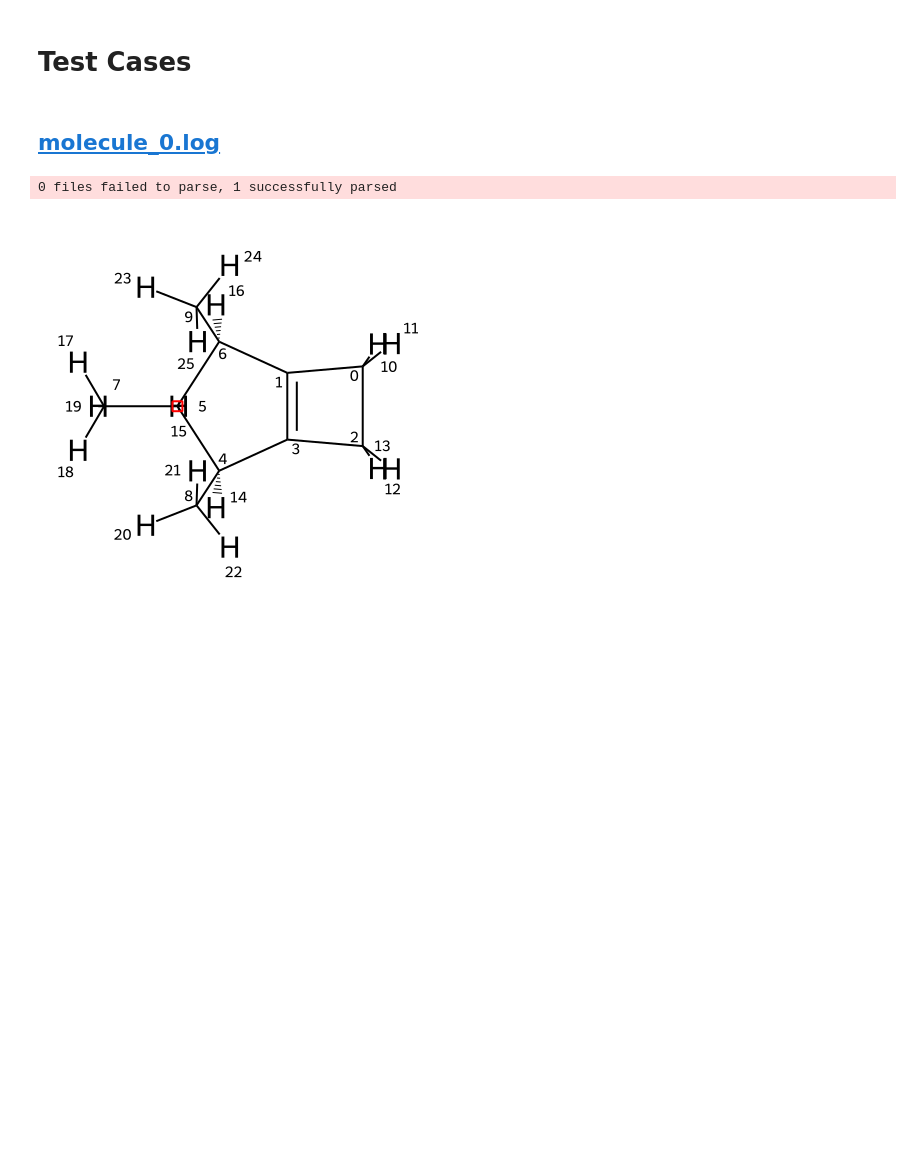
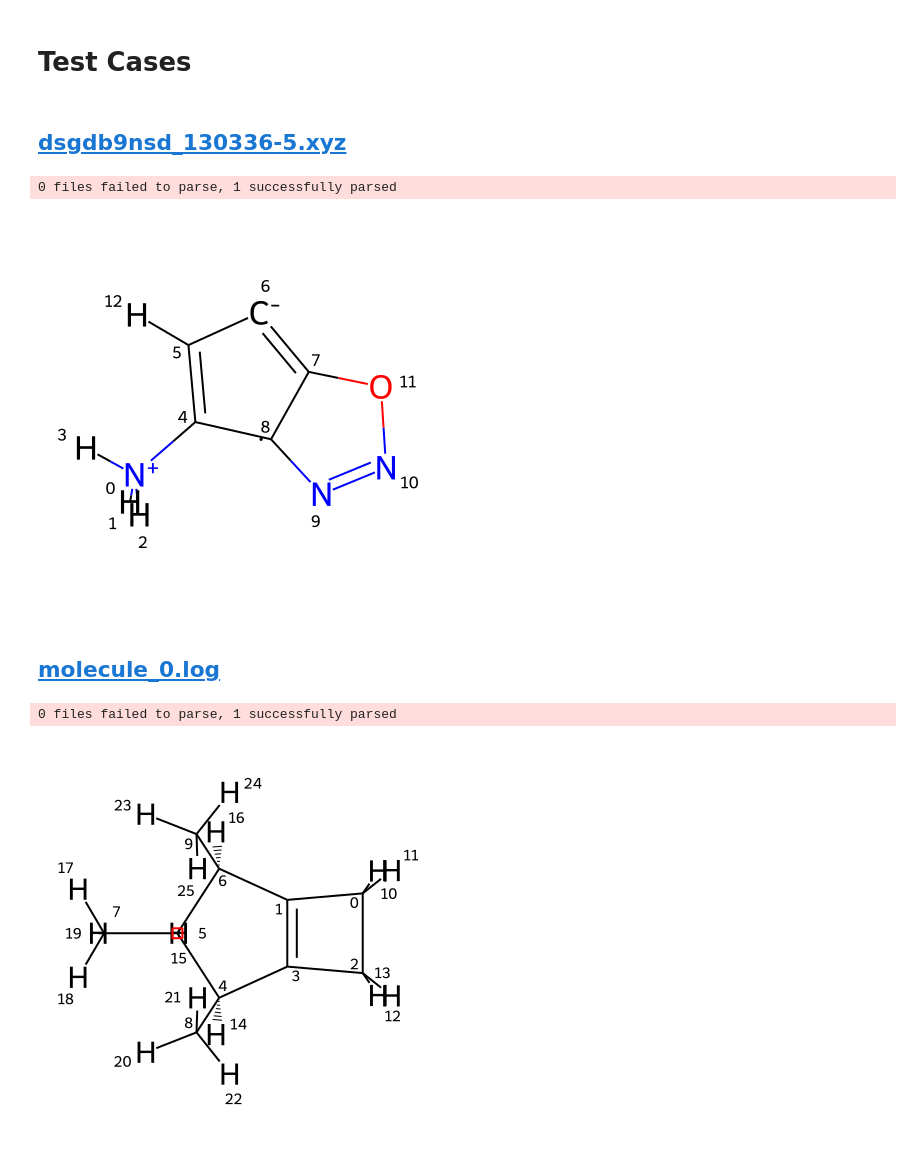
Before and after one commit to gentle1999/MolOP, a Jupyter notebook: tutorial/test_cases.ipynb, the cells around one changed output. Drawn from its saved outputs; the diff is of its cells as text; code cells hidden in the pictures; blank space fills up the shorter version.

```diff
--- a/tutorial/test_cases.ipynb
+++ b/tutorial/test_cases.ipynb
@@ -6,6 +6,18 @@ from rdkit.Chem.Draw import IPythonConsole
 
 IPythonConsole.drawOptions.addAtomIndices = True
 IPythonConsole.molSize = 400, 400
+# %% [markdown]
+## [dsgdb9nsd_130336-5.xyz](../tests/test_files/xyz/dsgdb9nsd_130336-5.xyz)
+# %%
+test_file = AutoParser(
+    "../tests/test_files/xyz/dsgdb9nsd_130336-5.xyz",
+    n_jobs=1,
+    only_extract_structure=False,
+)
+test_file[0][-1].rdmol
+# %% [output]
+0 files failed to parse, 1 successfully parsed
+[figure, added]
 # %% [markdown]
 ## [molecule_0.log](../tests/test_files/g16log/molecule_0.log)
 # %%
```
Also changed, not shown: 21 other files.
